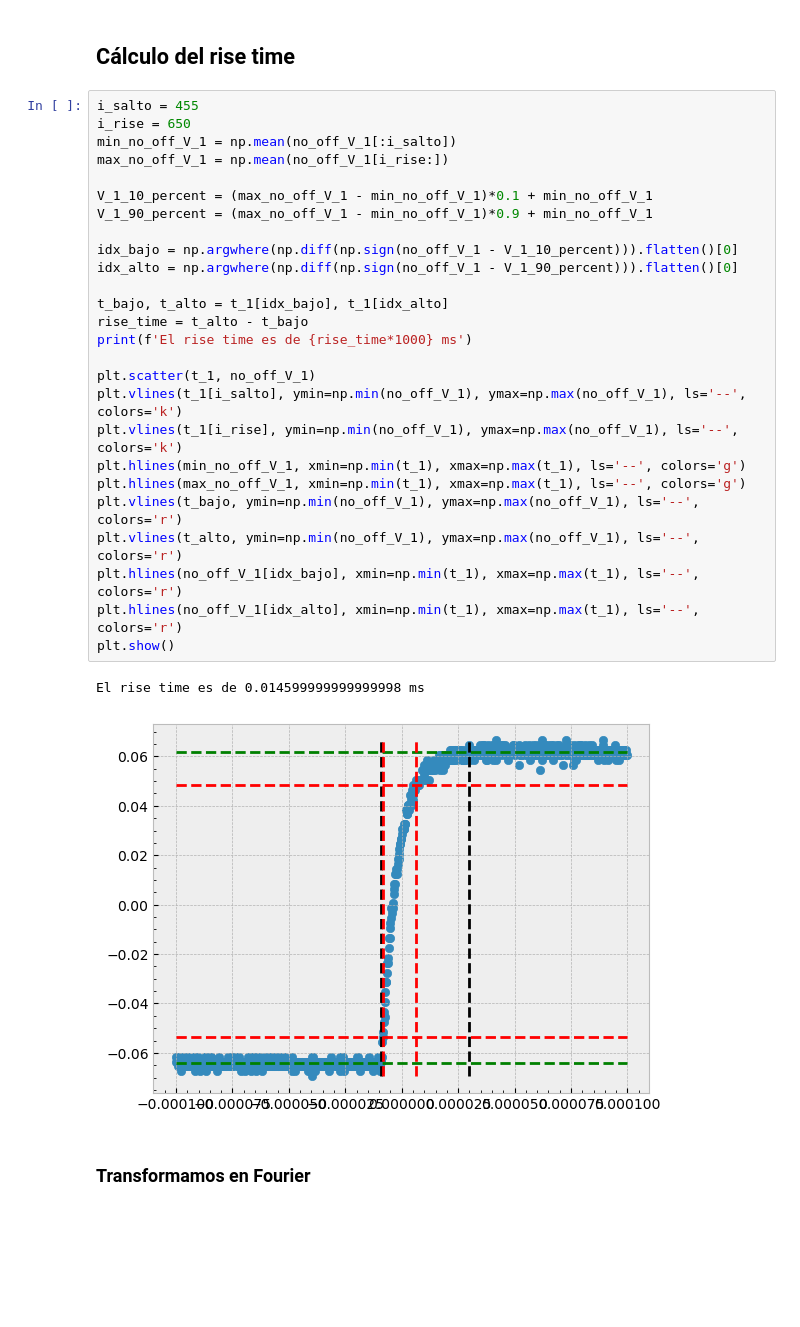
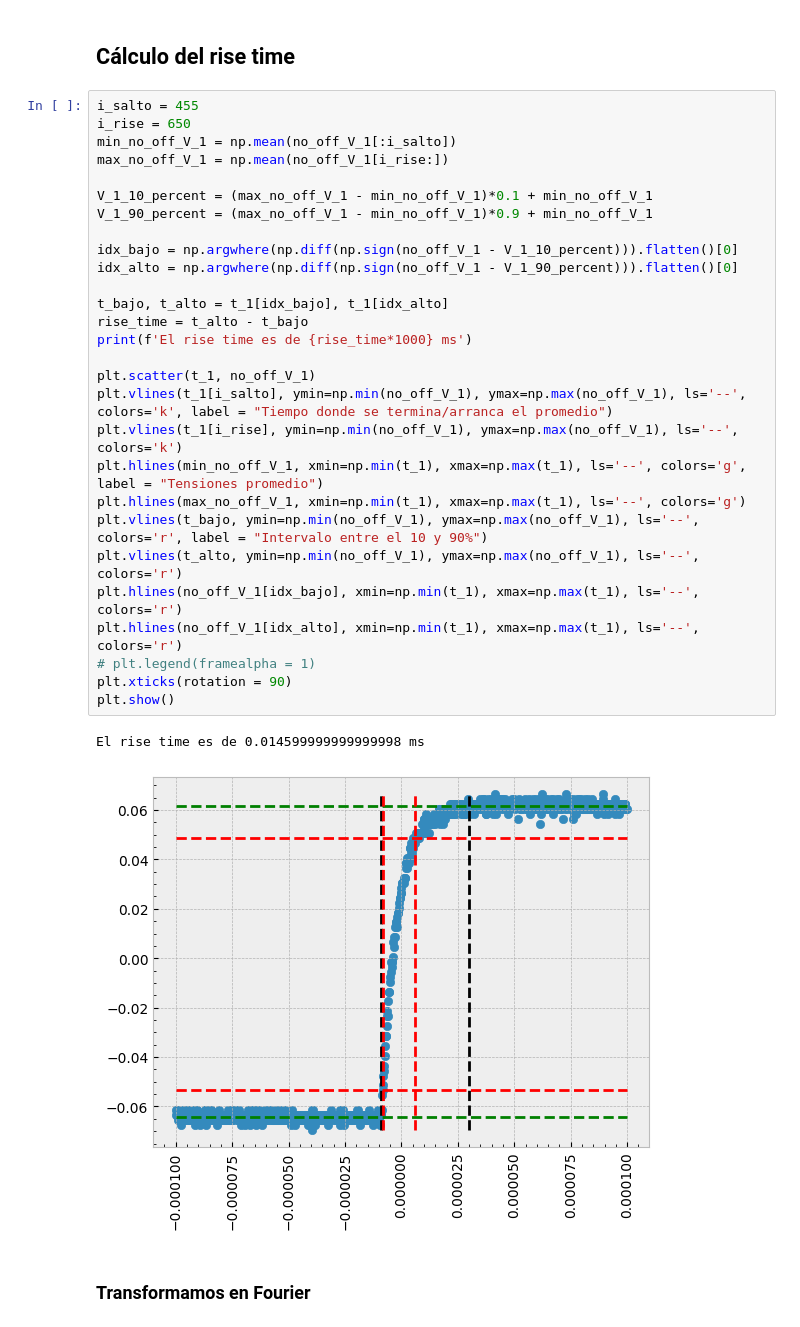
Before and after one commit to DelManuel/Magnetometro-optico, a Jupyter notebook: códigos/analisis_tiempo_de_respuesta.ipynb, the cells around one changed output. Drawn from its saved outputs; the diff is of its cells as text; blank space fills up the shorter version.

```diff
--- a/códigos/analisis_tiempo_de_respuesta.ipynb
+++ b/códigos/analisis_tiempo_de_respuesta.ipynb
@@ -282,32 +282,34 @@ plt.show()
 # %%
 i_salto = 455
 i_rise = 650
 min_no_off_V_1 = np.mean(no_off_V_1[:i_salto])
 max_no_off_V_1 = np.mean(no_off_V_1[i_rise:])
 
 V_1_10_percent = (max_no_off_V_1 - min_no_off_V_1)*0.1 + min_no_off_V_1
 V_1_90_percent = (max_no_off_V_1 - min_no_off_V_1)*0.9 + min_no_off_V_1
 
 idx_bajo = np.argwhere(np.diff(np.sign(no_off_V_1 - V_1_10_percent))).flatten()[0]
 idx_alto = np.argwhere(np.diff(np.sign(no_off_V_1 - V_1_90_percent))).flatten()[0]
 
 t_bajo, t_alto = t_1[idx_bajo], t_1[idx_alto]
 rise_time = t_alto - t_bajo
 print(f'El rise time es de {rise_time*1000} ms')
 
 plt.scatter(t_1, no_off_V_1)
-plt.vlines(t_1[i_salto], ymin=np.min(no_off_V_1), ymax=np.max(no_off_V_1), ls='--', colors='k')
+plt.vlines(t_1[i_salto], ymin=np.min(no_off_V_1), ymax=np.max(no_off_V_1), ls='--', colors='k', label = "Tiempo donde se termina/arranca el promedio")
 plt.vlines(t_1[i_rise], ymin=np.min(no_off_V_1), ymax=np.max(no_off_V_1), ls='--', colors='k')
-plt.hlines(min_no_off_V_1, xmin=np.min(t_1), xmax=np.max(t_1), ls='--', colors='g')
+plt.hlines(min_no_off_V_1, xmin=np.min(t_1), xmax=np.max(t_1), ls='--', colors='g', label = "Tensiones promedio")
 plt.hlines(max_no_off_V_1, xmin=np.min(t_1), xmax=np.max(t_1), ls='--', colors='g')
-plt.vlines(t_bajo, ymin=np.min(no_off_V_1), ymax=np.max(no_off_V_1), ls='--', colors='r')
+plt.vlines(t_bajo, ymin=np.min(no_off_V_1), ymax=np.max(no_off_V_1), ls='--', colors='r', label = "Intervalo entre el 10 y 90%")
 plt.vlines(t_alto, ymin=np.min(no_off_V_1), ymax=np.max(no_off_V_1), ls='--', colors='r')
 plt.hlines(no_off_V_1[idx_bajo], xmin=np.min(t_1), xmax=np.max(t_1), ls='--', colors='r')
 plt.hlines(no_off_V_1[idx_alto], xmin=np.min(t_1), xmax=np.max(t_1), ls='--', colors='r')
+# plt.legend(framealpha = 1)
+plt.xticks(rotation = 90)
 plt.show()
 # %% [output]
 El rise time es de 0.014599999999999998 ms
-[figure, old version]
+[figure, new version]
 # %% [markdown]
 ### Transformamos en Fourier
 # %%
```
Also changed, not shown: parts of 1 cell of this notebook, 1 other file.
